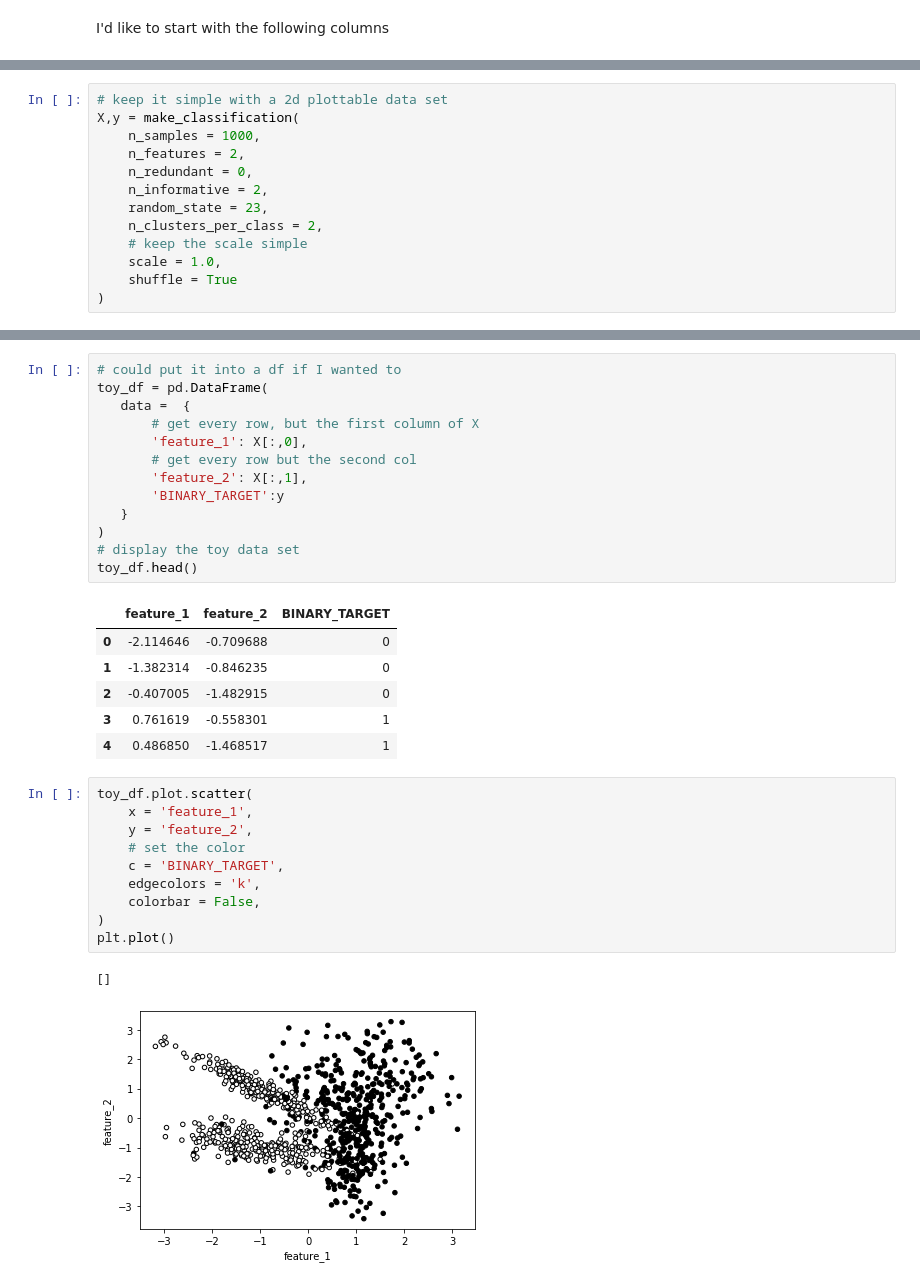
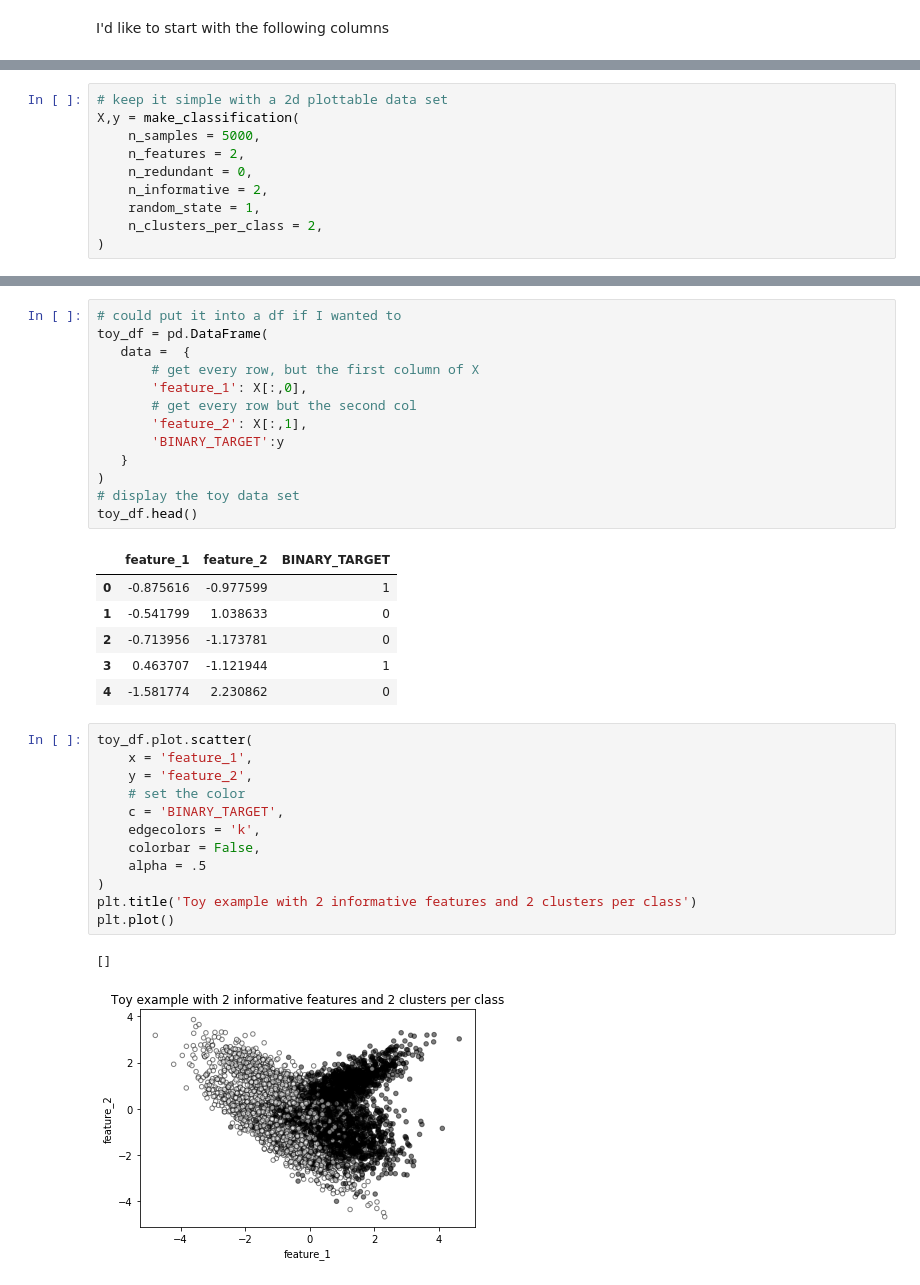
Before and after one commit to paulo-metrostar/intro-clf-trees, a Jupyter notebook: 1-get-toy-data.ipynb, the cells around one changed output, grey strips where cells are left out. Cells and saved outputs as stored; diff of their text form.

```diff
--- a/1-get-toy-data.ipynb
+++ b/1-get-toy-data.ipynb
@@ -145,13 +157,10 @@ plt.plot()
 # %%
 # keep it simple with a 2d plottable data set
 X,y = make_classification(
-    n_samples = 1000,
+    n_samples = 5000,
     n_features = 2,
     n_redundant = 0,
     n_informative = 2,
-    random_state = 23,
+    random_state = 1,
     n_clusters_per_class = 2,
-    # keep the scale simple
-    scale = 1.0,
-    shuffle = True
 )
@@ -188,21 +179,23 @@ toy_df = pd.DataFrame(
 toy_df.head()
 # %% [output]
 |  | feature_1 | feature_2 | BINARY_TARGET |
-| 0 | -2.114646 | -0.709688 | 0 |
-| 1 | -1.382314 | -0.846235 | 0 |
-| 2 | -0.407005 | -1.482915 | 0 |
-| 3 | 0.761619 | -0.558301 | 1 |
-| 4 | 0.486850 | -1.468517 | 1 |
+| 0 | -0.875616 | -0.977599 | 1 |
+| 1 | -0.541799 | 1.038633 | 0 |
+| 2 | -0.713956 | -1.173781 | 0 |
+| 3 | 0.463707 | -1.121944 | 1 |
+| 4 | -1.581774 | 2.230862 | 0 |
 # %%
 toy_df.plot.scatter(
     x = 'feature_1',
     y = 'feature_2',
     # set the color
     c = 'BINARY_TARGET',
     edgecolors = 'k',
     colorbar = False,
+    alpha = .5
 )
+plt.title('Toy example with 2 informative features and 2 clusters per class')
 plt.plot()
 # %% [output]
 []
-[figure, old version]
+[figure, new version]
```
Also changed, not shown: parts of 33 cells of this notebook.
